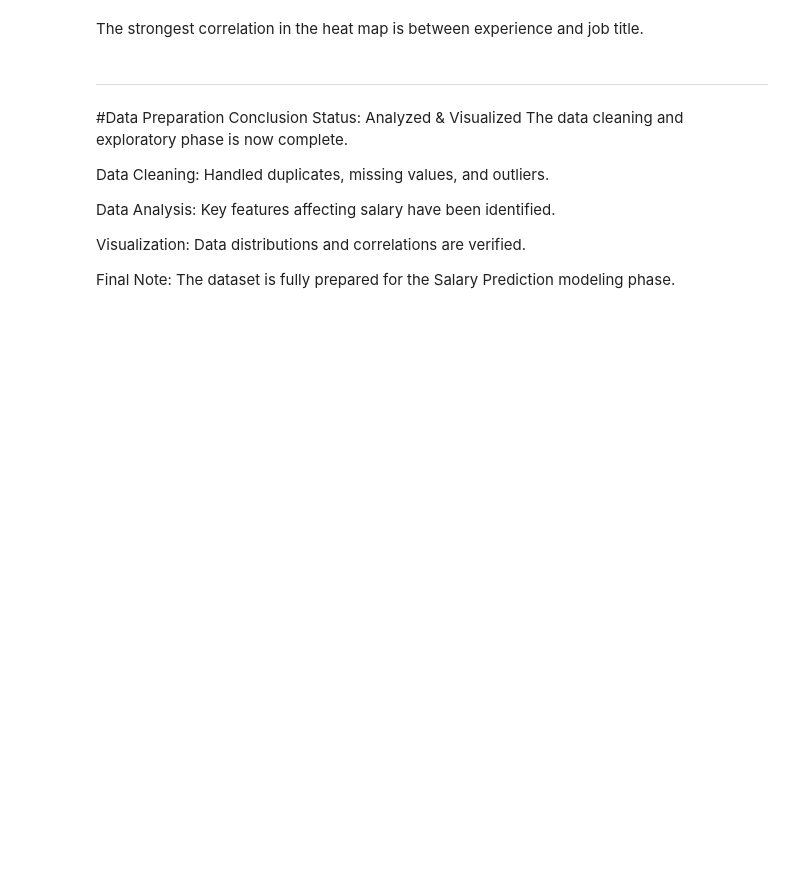
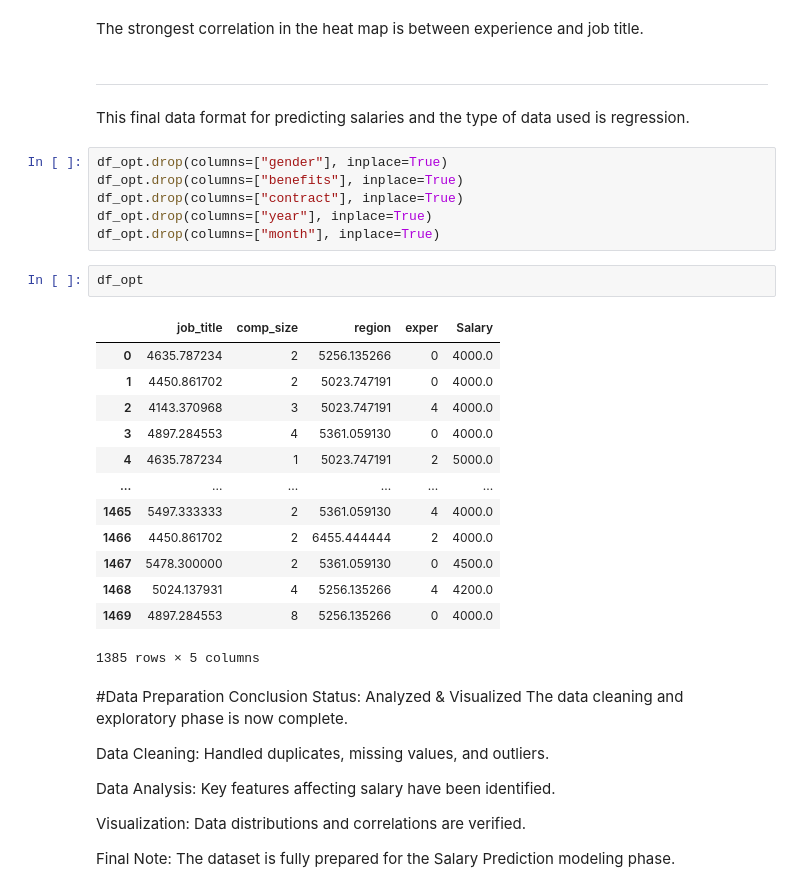
Before and after one commit to alkhurayjah/Unit3_Project, a Jupyter notebook: EDA_project.ipynb, the cells around one changed output. Drawn from its saved outputs; the diff is of its cells as text; blank space fills up the shorter version.

Commit message:
data format for predicting

```diff
--- a/EDA_project.ipynb
+++ b/EDA_project.ipynb
@@ -562,6 +562,30 @@ The strongest correlation in the heat map is between experience and job title.
 
 
 ---
+# %% [markdown]
+This final data format for predicting salaries and the type of data used is regression.
+# %%
+df_opt.drop(columns=["gender"], inplace=True)
+df_opt.drop(columns=["benefits"], inplace=True)
+df_opt.drop(columns=["contract"], inplace=True)
+df_opt.drop(columns=["year"], inplace=True)
+df_opt.drop(columns=["month"], inplace=True)
+# %%
+df_opt
+# %% [output]
+|  | job_title | comp_size | region | exper | Salary |
+| 0 | 4635.787234 | 2 | 5256.135266 | 0 | 4000.0 |
+| 1 | 4450.861702 | 2 | 5023.747191 | 0 | 4000.0 |
+| 2 | 4143.370968 | 3 | 5023.747191 | 4 | 4000.0 |
+| 3 | 4897.284553 | 4 | 5361.059130 | 0 | 4000.0 |
+| 4 | 4635.787234 | 1 | 5023.747191 | 2 | 5000.0 |
+| ... | ... | ... | ... | ... | ... |
+| 1465 | 5497.333333 | 2 | 5361.059130 | 4 | 4000.0 |
+| 1466 | 4450.861702 | 2 | 6455.444444 | 2 | 4000.0 |
+| 1467 | 5478.300000 | 2 | 5361.059130 | 0 | 4500.0 |
+| 1468 | 5024.137931 | 4 | 5256.135266 | 4 | 4200.0 |
+| 1469 | 4897.284553 | 8 | 5256.135266 | 0 | 4000.0 |
+1385 rows × 5 columns
 # %% [markdown]
 #Data Preparation Conclusion
 Status: Analyzed & Visualized
```
